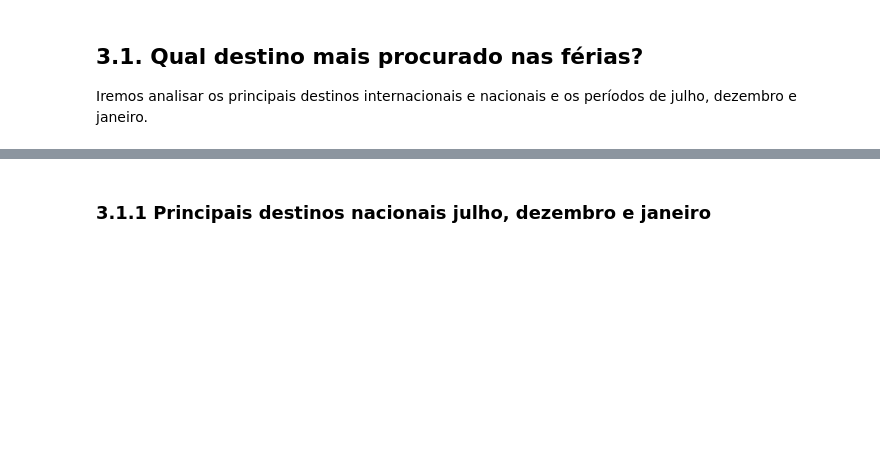
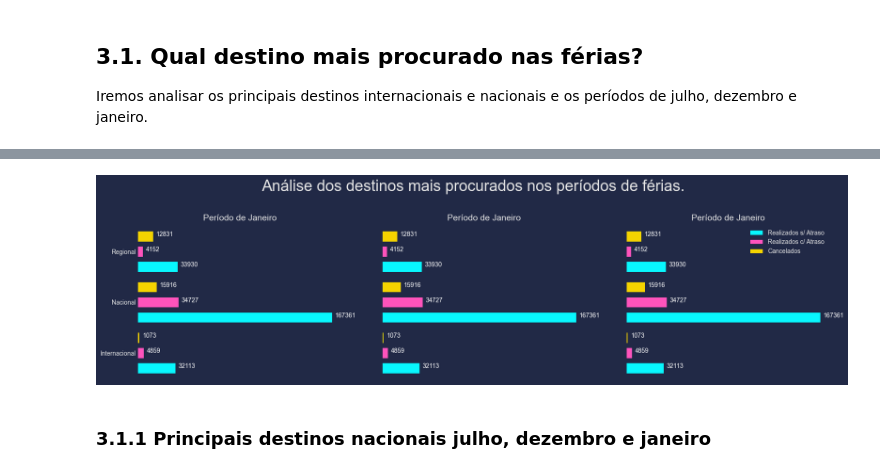
Before and after one commit to rderoncio/a3_bigdata_analisedados, a Jupyter notebook: A3/anac_análise_exploratória.ipynb, the cells around one changed output, grey strips where cells are left out. Saved outputs shown, nothing was run; the diff lists cells and outputs as text; code cells hidden in the pictures; blank space fills up the shorter version.

Commit message:
add Plot.periodo_ferias

```diff
--- a/A3/anac_análise_exploratória.ipynb
+++ b/A3/anac_análise_exploratória.ipynb
@@ -310,6 +298,19 @@ for periodo in periodos:
 | 0 | Internacional | dezembro | 20208 | 3540 | 856 |
 | 1 | Nacional | dezembro | 109338 | 25752 | 9405 |
 | 2 | Regional | dezembro | 22455 | 3262 | 7113 |
+# %%
+# Plot
+
+Plot.periodo_ferias(
+    dataframe=voos_ferias_agg,
+    periodo_ferias=AnacVoos.periodo_ferias_distinct,
+    grid = False,
+    context = 'cyberpunk',
+    figsize=(20, 10),
+    suptitle = 'Análise dos destinos mais procurados nos períodos de férias.'
+    )
+# %% [output]
+[figure, added]
 # %% [markdown]
 ### 3.1.1 Principais destinos nacionais julho, dezembro e janeiro
 # %%
```
Also changed, not shown: parts of 12 cells of this notebook, 1 other file.
